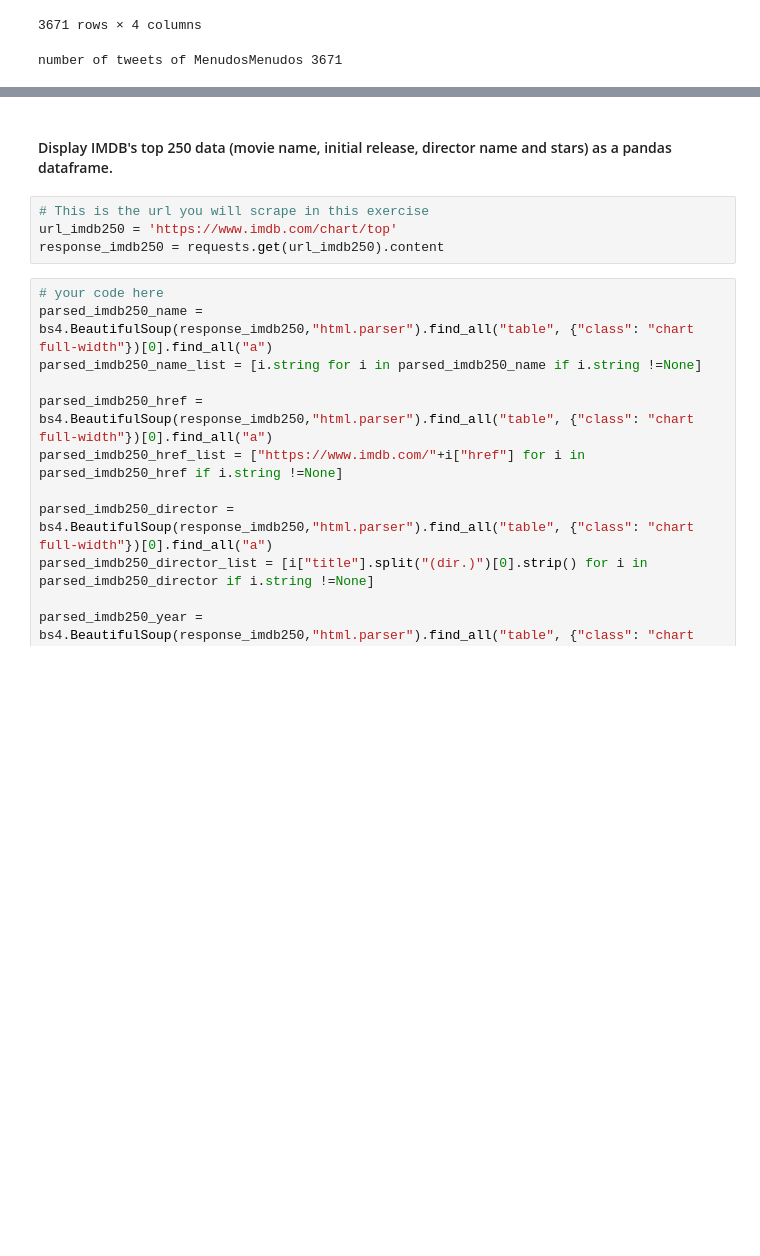
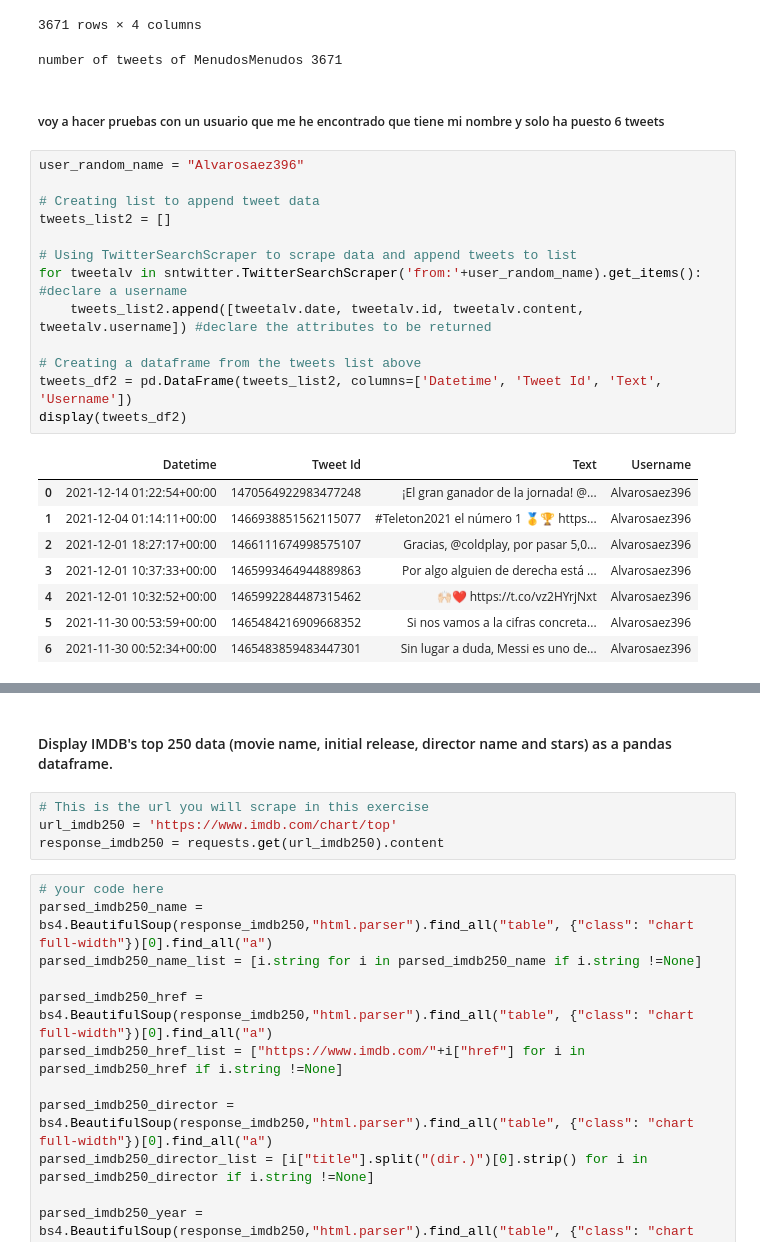
Before and after one commit to alvaro-saez/dataptmad1121_labs, a Jupyter notebook: extra-work/m1/lab-web-scraping/your-code/[lab-web-scraping] Alvaro Saez.ipynb, the cells around one changed output, grey strips where cells are left out. Saved outputs shown, nothing was run; the diff lists cells and outputs as text; blank space fills up the shorter version.

```diff
--- a/extra-work/m1/lab-web-scraping/your-code/[lab-web-scraping] Alvaro Saez.ipynb
+++ b/extra-work/m1/lab-web-scraping/your-code/[lab-web-scraping] Alvaro Saez.ipynb
@@ -624,3 +646,27 @@ Enter a user of a Twitter account: MenudosMenudos
 | 3670 | 2011-10-06 11:03:50+00:00 | 121903484932067328 | @familiaymujer @campamentosINFO m... | MenudosMenudos |
 3671 rows × 4 columns
 number of tweets of MenudosMenudos 3671
+# %% [markdown]
+##### voy a hacer pruebas con un usuario que me he encontrado que tiene mi nombre y solo ha puesto 6 tweets
+# %%
+user_random_name = "Alvarosaez396"
+
+# Creating list to append tweet data
+tweets_list2 = []
+
+# Using TwitterSearchScraper to scrape data and append tweets to list
+for tweetalv in sntwitter.TwitterSearchScraper('from:'+user_random_name).get_items(): #declare a username
+    tweets_list2.append([tweetalv.date, tweetalv.id, tweetalv.content, tweetalv.username]) #declare the attributes to be returned
+
+# Creating a dataframe from the tweets list above
+tweets_df2 = pd.DataFrame(tweets_list2, columns=['Datetime', 'Tweet Id', 'Text', 'Username'])
+display(tweets_df2)
+# %% [output]
+|  | Datetime | Tweet Id | Text | Username |
+| 0 | 2021-12-14 01:22:54+00:00 | 1470564922983477248 | ¡El gran ganador de la jornada! @... | Alvarosaez396 |
+| 1 | 2021-12-04 01:14:11+00:00 | 1466938851562115077 | #Teleton2021 el número 1 🥇🏆 https... | Alvarosaez396 |
+| 2 | 2021-12-01 18:27:17+00:00 | 1466111674998575107 | Gracias, @coldplay, por pasar 5,0... | Alvarosaez396 |
+| 3 | 2021-12-01 10:37:33+00:00 | 1465993464944889863 | Por algo alguien de derecha está ... | Alvarosaez396 |
+| 4 | 2021-12-01 10:32:52+00:00 | 1465992284487315462 | 🙌🏻❤️ https://t.co/vz2HYrjNxt | Alvarosaez396 |
+| 5 | 2021-11-30 00:53:59+00:00 | 1465484216909668352 | Si nos vamos a la cifras concreta... | Alvarosaez396 |
+| 6 | 2021-11-30 00:52:34+00:00 | 1465483859483447301 | Sin lugar a duda, Messi es uno de... | Alvarosaez396 |
```
Also changed, not shown: parts of 5 cells of this notebook.
